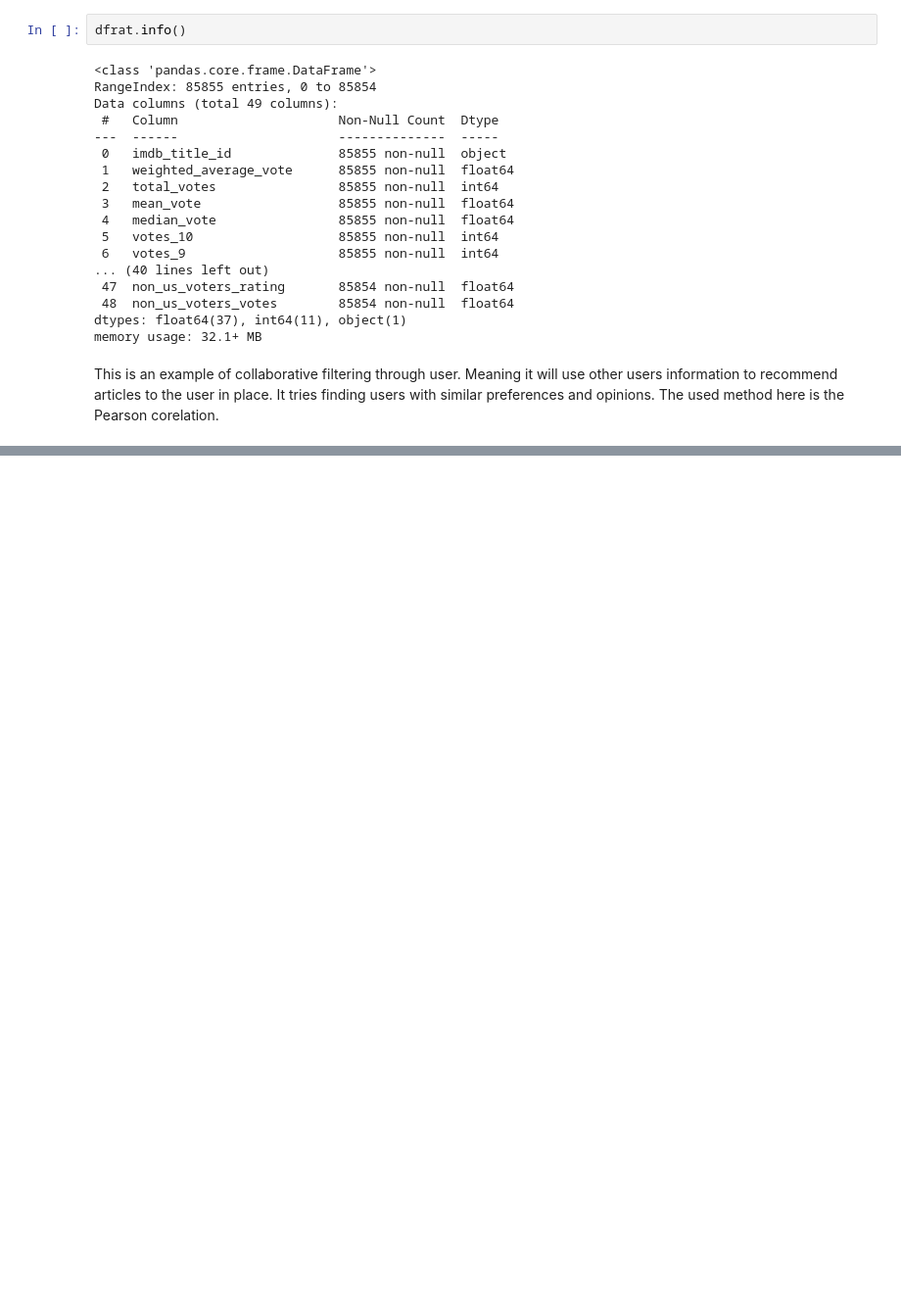
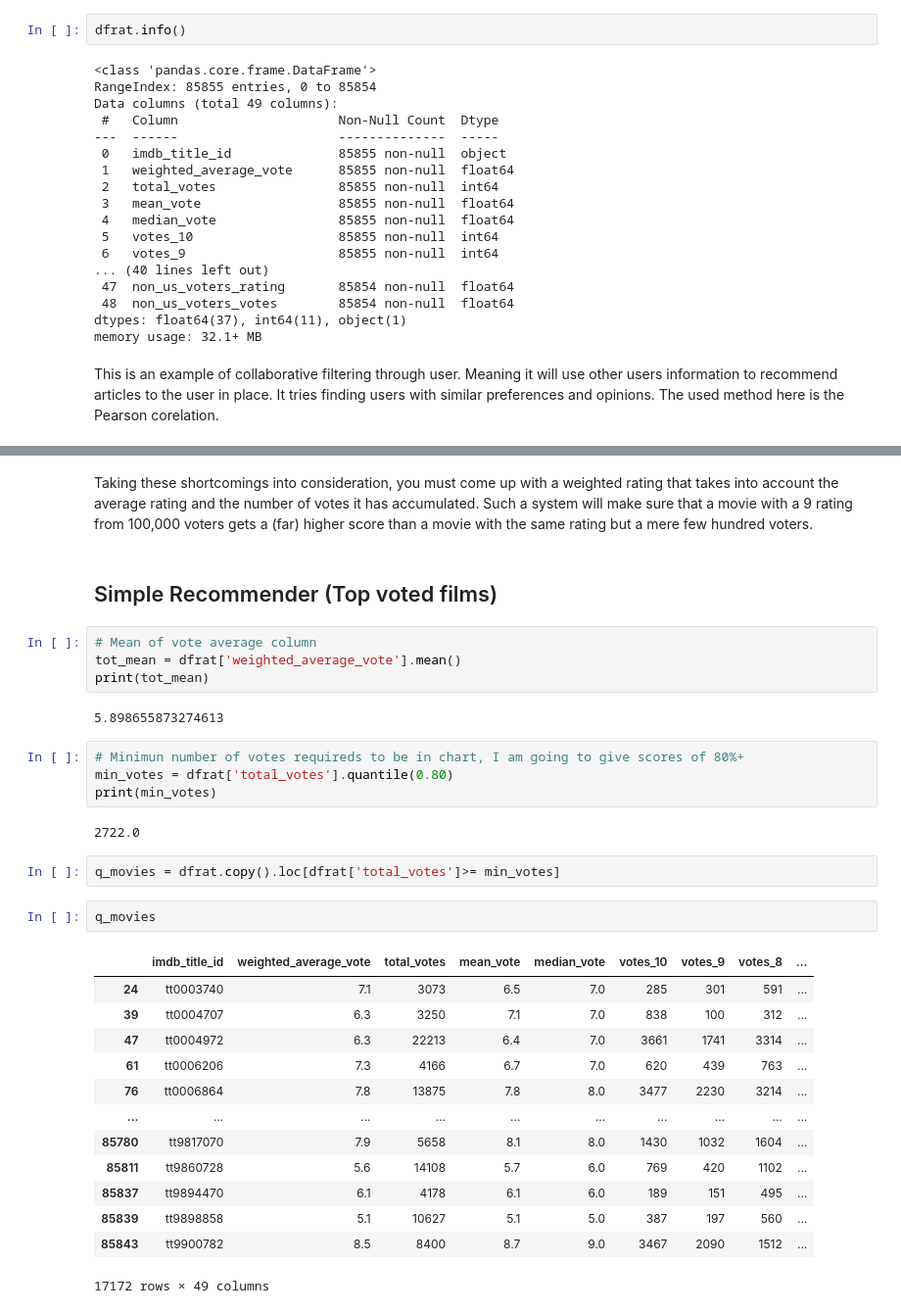
Before and after one commit to Pnat1/No_more_film_scrolling, a Jupyter notebook: notebooks/reccomending/recommending_user.ipynb, the cells around one changed output, grey strips where cells are left out. Shown at 98% size. Drawn from its saved outputs; the diff is of its cells as text; blank space fills up the shorter version.

```diff
--- a/notebooks/reccomending/recommending_user.ipynb
+++ b/notebooks/reccomending/recommending_user.ipynb
@@ -56,0 +53,34 @@ user_movie_rating = movie_data.pivot_table(index='userId', columns="title", valu
+# %% [markdown]
+Taking these shortcomings into consideration, you must come up with a weighted rating that takes into account the average rating and the number of votes it has accumulated. Such a system will make sure that a movie with a 9 rating from 100,000 voters gets a (far) higher score than a movie with the same rating but a mere few hundred voters.
+# %% [markdown]
+## Simple Recommender (Top voted films)
+# %%
+# Mean of vote average column
+tot_mean = dfrat['weighted_average_vote'].mean()
+print(tot_mean)
+# %% [output]
+5.898655873274613
+# %%
+# Minimun number of votes requireds to be in chart, I am going to give scores of 80%+
+min_votes = dfrat['total_votes'].quantile(0.80)
+print(min_votes)
+# %% [output]
+2722.0
+# %%
+q_movies = dfrat.copy().loc[dfrat['total_votes']>= min_votes]
+# %%
+q_movies
+# %% [output]
+|  | imdb_title_id | weighted_average_vote | total_votes | mean_vote | median_vote | votes_10 | votes_9 | votes_8 | ... |
+| 24 | tt0003740 | 7.1 | 3073 | 6.5 | 7.0 | 285 | 301 | 591 | ... |
+| 39 | tt0004707 | 6.3 | 3250 | 7.1 | 7.0 | 838 | 100 | 312 | ... |
+| 47 | tt0004972 | 6.3 | 22213 | 6.4 | 7.0 | 3661 | 1741 | 3314 | ... |
+| 61 | tt0006206 | 7.3 | 4166 | 6.7 | 7.0 | 620 | 439 | 763 | ... |
+| 76 | tt0006864 | 7.8 | 13875 | 7.8 | 8.0 | 3477 | 2230 | 3214 | ... |
+| ... | ... | ... | ... | ... | ... | ... | ... | ... | ... |
+| 85780 | tt9817070 | 7.9 | 5658 | 8.1 | 8.0 | 1430 | 1032 | 1604 | ... |
+| 85811 | tt9860728 | 5.6 | 14108 | 5.7 | 6.0 | 769 | 420 | 1102 | ... |
+| 85837 | tt9894470 | 6.1 | 4178 | 6.1 | 6.0 | 189 | 151 | 495 | ... |
+| 85839 | tt9898858 | 5.1 | 10627 | 5.1 | 5.0 | 387 | 197 | 560 | ... |
+| 85843 | tt9900782 | 8.5 | 8400 | 8.7 | 9.0 | 3467 | 2090 | 1512 | ... |
+17172 rows × 49 columns
```
Also changed, not shown: parts of 19 cells of this notebook, 1 other file.
